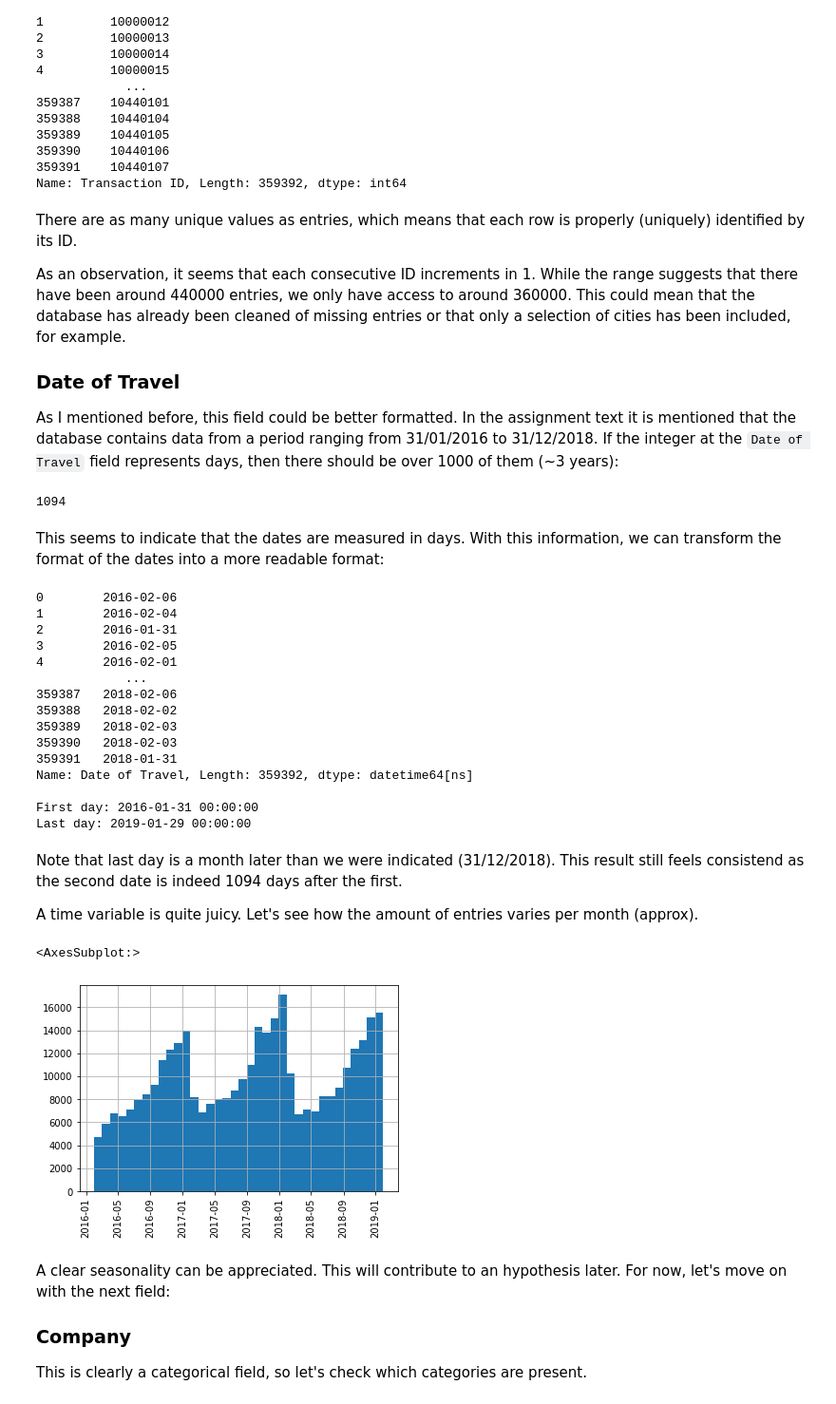
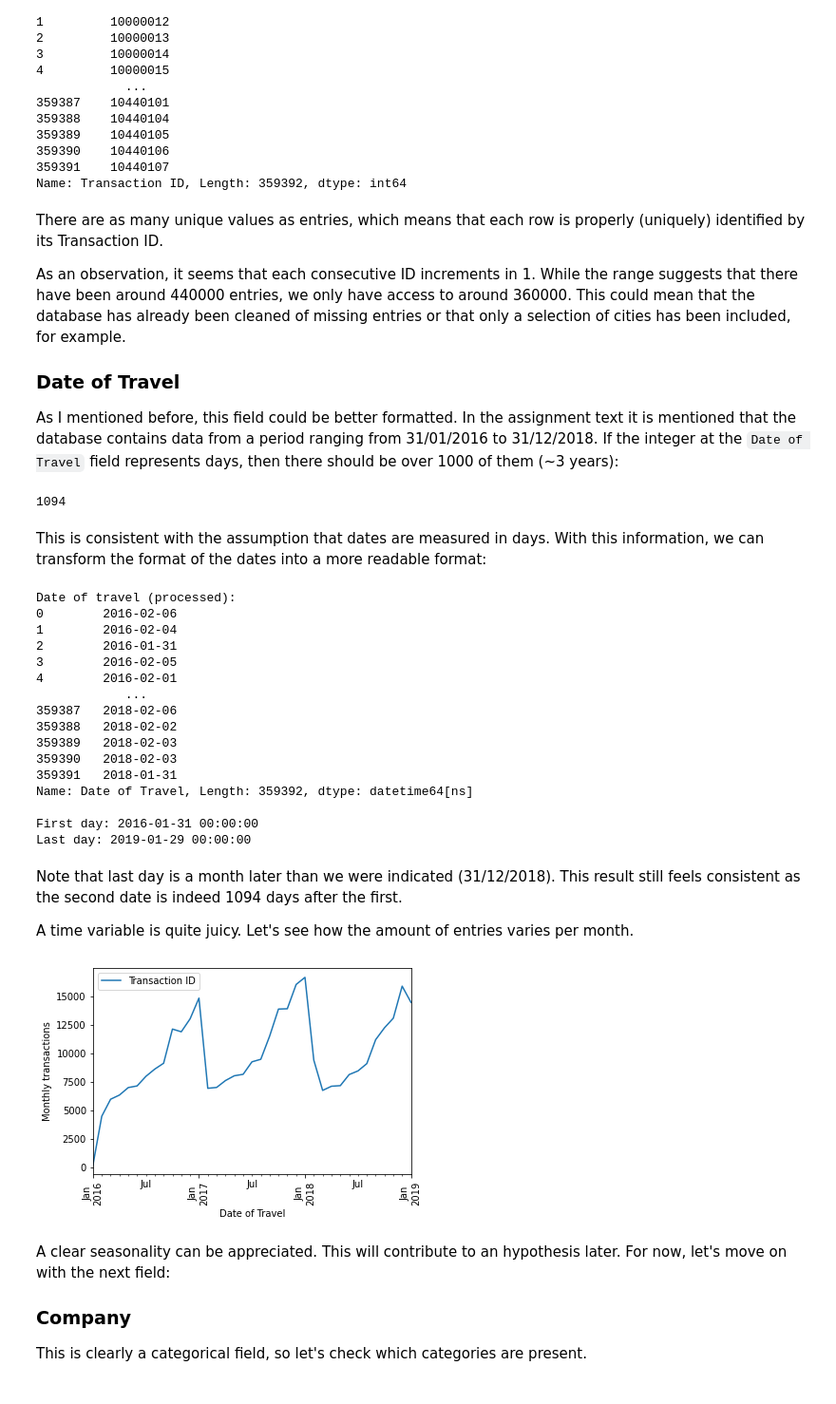
Before and after one commit to dme48/dataglacier-internship, a Jupyter notebook: Week 2/eda.ipynb, the cells around one changed output. Shown at 95% size. Saved outputs shown, nothing was run; the diff lists cells and outputs as text; code cells hidden in the pictures.

```diff
--- a/Week 2/eda.ipynb
+++ b/Week 2/eda.ipynb
@@ -105,7 +105,7 @@ Size of the range: 440096
 359391    10440107
 Name: Transaction ID, Length: 359392, dtype: int64
 # %% [markdown]
-There are as many unique values as entries, which means that each row is properly (uniquely) identified by its ID.
+There are as many unique values as entries, which means that each row is properly (uniquely) identified by its Transaction ID.
 
 As an observation, it seems that each consecutive ID increments in 1. While the range suggests that there have been around 440000 entries, we only have access to around 360000. This could mean that the database has already been cleaned of missing entries or that only a selection of cities has been included, for example.
 
@@ -117,15 +117,17 @@ time.max() - time.min()
 # %% [output]
 1094
 # %% [markdown]
-This seems to indicate that the dates are measured in days. With this information, we can transform the format of the dates into a more readable format:
+This is consistent with the assumption that dates are measured in days. With this information, we can transform the format of the dates into a more readable format:
 # %%
 origin = pd.to_datetime("31/01/2016")
 master["Date of Travel"] = origin + pd.to_timedelta(time - time.min(), unit="D")
+print(bold("Date of travel (processed):"))
 print(master["Date of Travel"])
 print()
 print(f"{bold('First day:')} {master['Date of Travel'].min()}")
 print(f"{bold('Last day:')} {master['Date of Travel'].max()}")
 # %% [output]
+Date of travel (processed):
 0        2016-02-06
 1        2016-02-04
 2        2016-01-31
@@ -142,16 +144,24 @@ Name: Date of Travel, Length: 359392, dtype: datetime64[ns]
 First day: 2016-01-31 00:00:00
 Last day: 2019-01-29 00:00:00
 # %% [markdown]
-Note that last day is a month later than we were indicated (31/12/2018). This result still feels consistend as the second date is indeed 1094 days after the first.
+Note that last day is a month later than we were indicated (31/12/2018). This result still feels consistent as the second date is indeed 1094 days after the first.
 
-A time variable is quite juicy. Let's see how the amount of entries varies per month (approx).
+A time variable is quite juicy. Let's see how the amount of entries varies per month.
 # %%
 from matplotlib import pyplot as plt
+
+(master
+    .set_index("Date of Travel")
+    .groupby(pd.Grouper(freq="M"))
+    .count()
+    .plot(y="Transaction ID")
+)
 plt.xticks(rotation='vertical')
-master["Date of Travel"].hist(bins = 12 * 3)
+plt.ylabel("Monthly transactions")
+plt.title("")
+plt.show()
 # %% [output]
-<AxesSubplot:>
-[figure, old version]
+[figure, new version]
 # %% [markdown]
 A clear seasonality can be appreciated. This will contribute to an hypothesis later. For now, let's move on with the next field:
 
```
Also changed, not shown: parts of 27 cells of this notebook, 1 other file.
